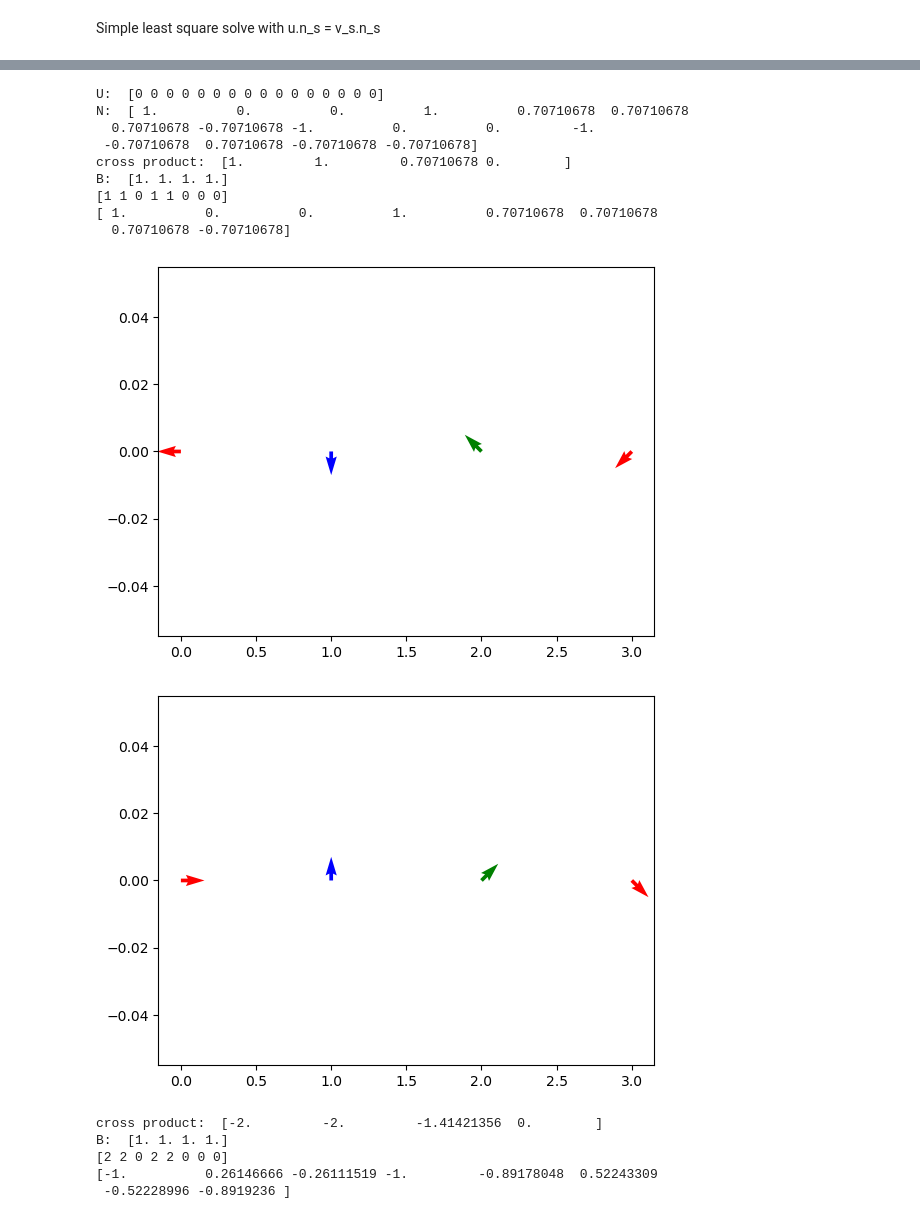
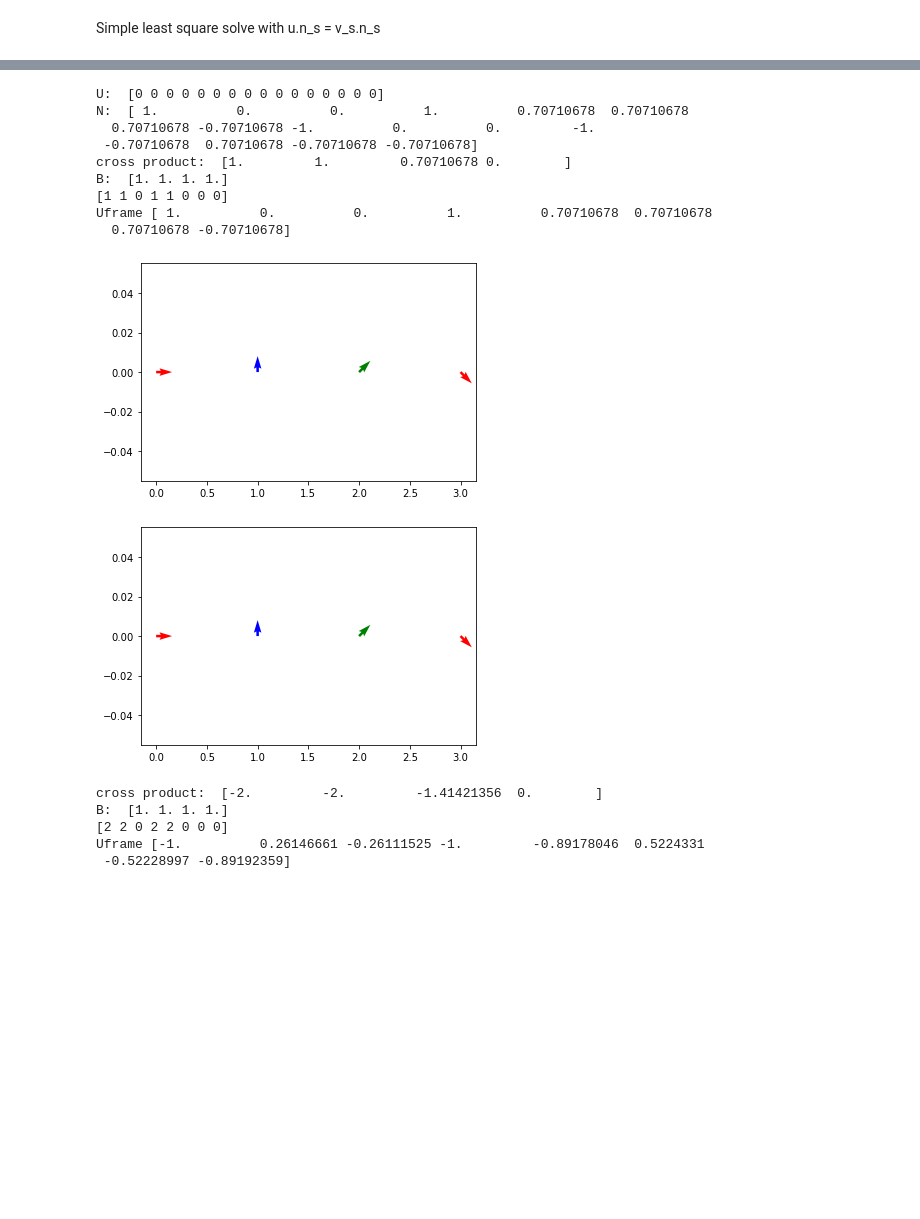
Before and after one commit to 30L2AN0/Wind-project, a Jupyter notebook: optimization.ipynb, the cells around one changed output, grey strips where cells are left out. Saved outputs shown, nothing was run; the diff lists cells and outputs as text; code cells hidden in the pictures; blank space fills up the shorter version.

```diff
--- a/optimization.ipynb
+++ b/optimization.ipynb
@@ -76,40 +76,40 @@ for frameId in range(nbFrames):
         Uframe = V[0:2*nbPoints]
     else:
         def f(x):
             timeGradient = x-U[(2*nbPoints)*(frameId-1):(2*nbPoints)*frameId]
             firstSpaceDimGradient = x[:2*(nbPoints-nbColumns)]-x[2*nbColumns:]
             xWithoutFirtCol = np.array([x[i] for i in range(2 * nbPoints) if i%(2*nbLines)!=0 and i%(2*nbLines)!=1])
             # print("xWithoutFirtCol", xWithoutFirtCol)
             xWithoutLastCol = np.array([x[i] for i in range(2 * nbPoints) if i%(2*nbLines)!=(nbLines-2) and i%(2*nbLines)!=(nbLines-1)])
             secondSpaceDimGradient = xWithoutLastCol - xWithoutFirtCol
             spaceGradient = firstSpaceDimGradient + secondSpaceDimGradient
             return np.sum(timeGradient**2) + np.sum(spaceGradient**2)
         resFrame = scipy.optimize.minimize(f,
                                            UinitFrame,
                                            constraints=cons)
         Uframe = resFrame.x
     print("Uframe", Uframe)
-    plt.quiver(*origins, np.array([N1[i] for i in range(2*nbPoints) if i%2==0]),
-                         np.array([N1[i] for i in range(2*nbPoints) if i%2==1]), color=['r','b','g'], scale=21)
+    plt.quiver(*origins, np.array([NFrame[i] for i in range(2*nbPoints) if i%2==0]),
+                         np.array([NFrame[i] for i in range(2*nbPoints) if i%2==1]), color=['r','b','g'], scale=21)
     plt.show()
     plt.quiver(*origins, np.array([Uframe[i] for i in range(2*nbPoints) if i%2==0]),
                          np.array([Uframe[i] for i in range(2*nbPoints) if i%2==1]), color=['r','b','g'], scale=21)
     plt.show()
     U[(2*nbPoints)*frameId:(2*nbPoints)*(frameId+1)] = Uframe
 # %% [output]
 U:  [0 0 0 0 0 0 0 0 0 0 0 0 0 0 0 0]
 N:  [ 1.          0.          0.          1.          0.70710678  0.70710678
   0.70710678 -0.70710678 -1.          0.          0.         -1.
  -0.70710678  0.70710678 -0.70710678 -0.70710678]
 cross product:  [1.         1.         0.70710678 0.        ]
 B:  [1. 1. 1. 1.]
 [1 1 0 1 1 0 0 0]
-[ 1.          0.          0.          1.          0.70710678  0.70710678
+Uframe [ 1.          0.          0.          1.          0.70710678  0.70710678
   0.70710678 -0.70710678]
-[figure, old version]
+[figure, new version]
-[figure, old version]
+[figure, new version]
 cross product:  [-2.         -2.         -1.41421356  0.        ]
 B:  [1. 1. 1. 1.]
 [2 2 0 2 2 0 0 0]
-[-1.          0.26146666 -0.26111519 -1.         -0.89178048  0.52243309
- -0.52228996 -0.8919236 ]
+Uframe [-1.          0.26146661 -0.26111525 -1.         -0.89178046  0.5224331
+ -0.52228997 -0.89192359]
```
Also changed, not shown: parts of 2 cells of this notebook, 4 other files.
